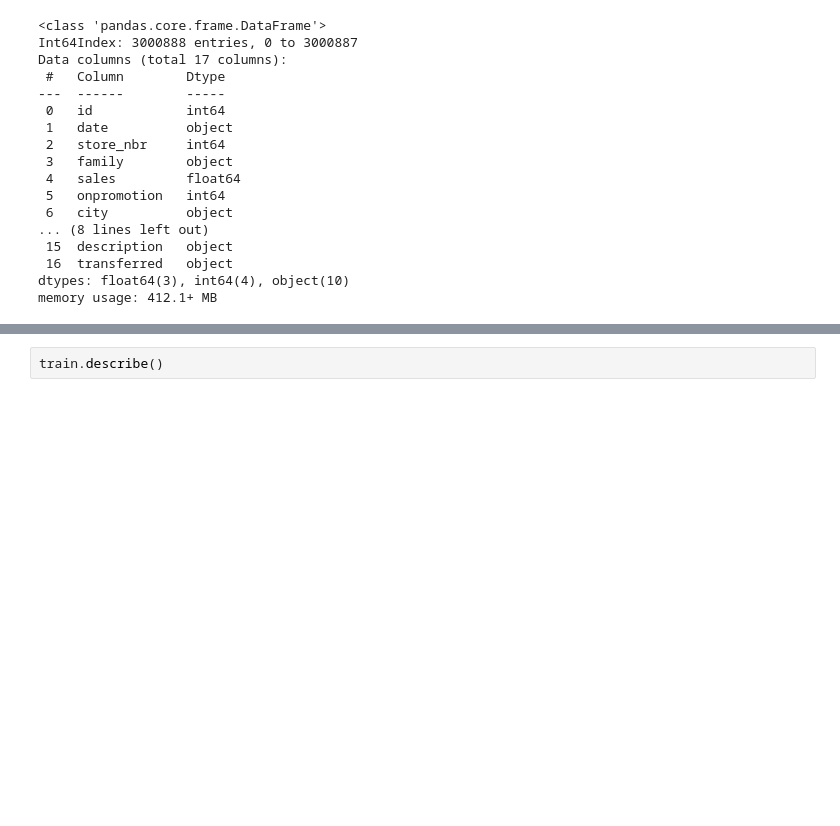
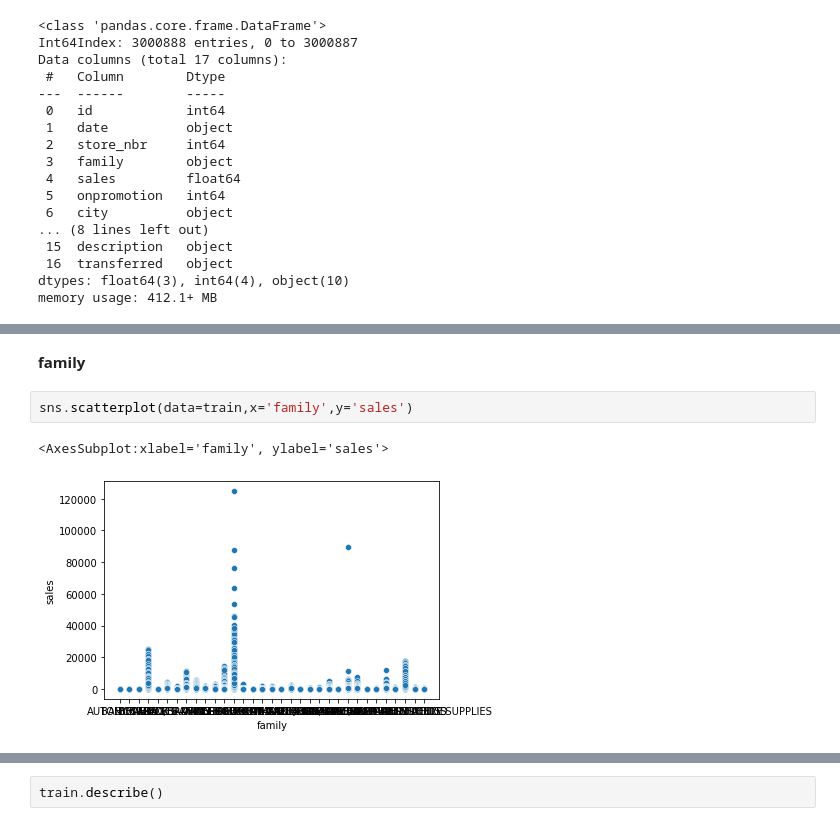
Before and after one commit to kayeehan/Python-practice, a Jupyter notebook: Store_Sales_ts_forecasting.ipynb, the cells around one changed output, grey strips where cells are left out. Cells and saved outputs as stored; diff of their text form; blank space fills up the shorter version.

```diff
--- a/Store_Sales_ts_forecasting.ipynb
+++ b/Store_Sales_ts_forecasting.ipynb
@@ -414,0 +527,7 @@ memory usage: 412.1+ MB
+# %% [markdown]
+__family__
+# %%
+sns.scatterplot(data=train,x='family',y='sales')
+# %% [output]
+<AxesSubplot:xlabel='family', ylabel='sales'>
+[figure, added]
```
Also changed, not shown: parts of 22 cells of this notebook.
